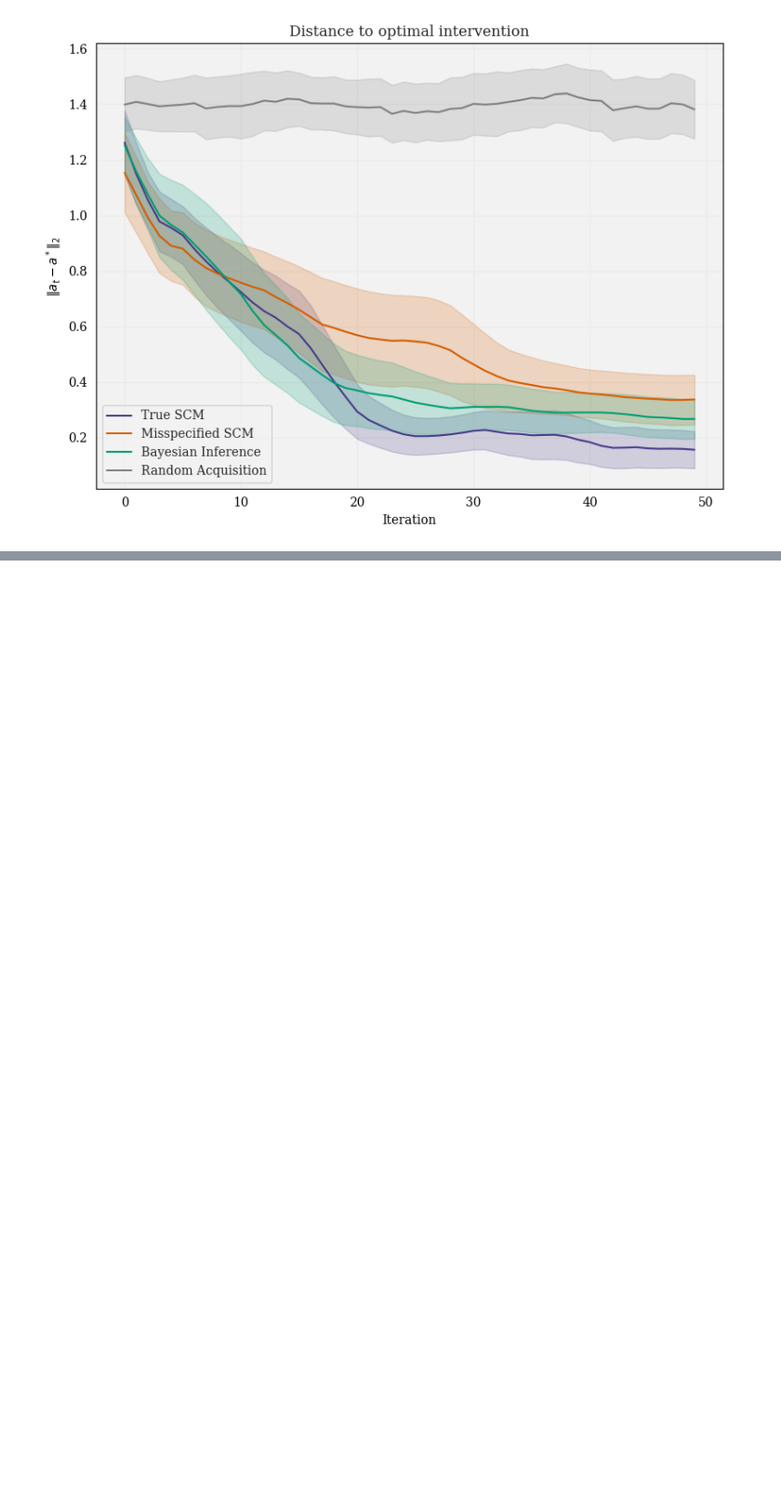
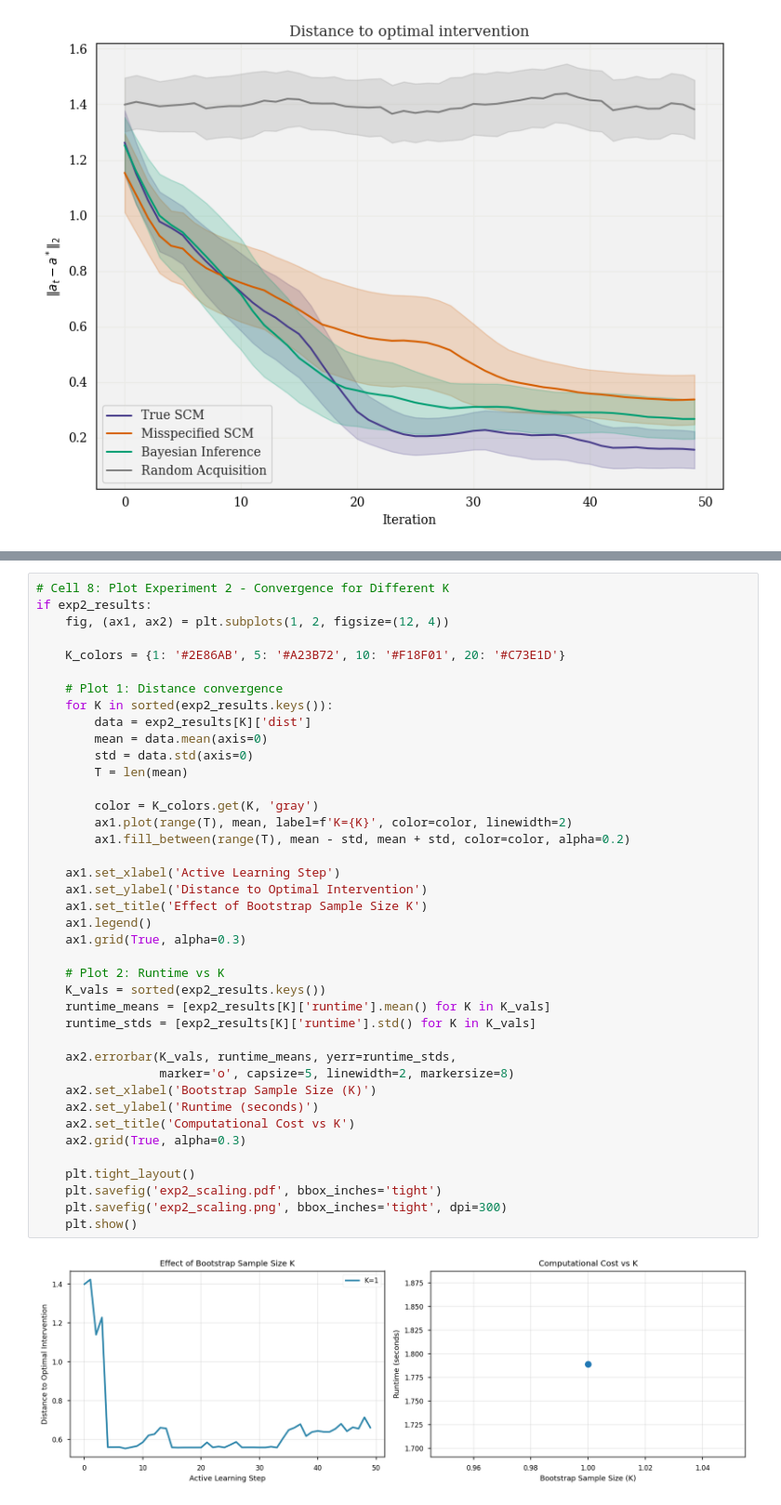
Before and after one commit to wvirany/actlearn_optint, a Jupyter notebook: optint/notebook/bciv_plots.ipynb, the cells around one changed output, grey strips where cells are left out. Shown: that part at 93% size. Cells and saved outputs as stored; diff of their text form; blank space fills up the shorter version.

```diff
--- a/optint/notebook/bciv_plots.ipynb
+++ b/optint/notebook/bciv_plots.ipynb
@@ -96,0 +386,42 @@ plt.show()
+# %%
+# Cell 8: Plot Experiment 2 - Convergence for Different K
+if exp2_results:
+    fig, (ax1, ax2) = plt.subplots(1, 2, figsize=(12, 4))
+
+    K_colors = {1: '#2E86AB', 5: '#A23B72', 10: '#F18F01', 20: '#C73E1D'}
+
+    # Plot 1: Distance convergence
+    for K in sorted(exp2_results.keys()):
+        data = exp2_results[K]['dist']
+        mean = data.mean(axis=0)
+        std = data.std(axis=0)
+        T = len(mean)
+
+        color = K_colors.get(K, 'gray')
+        ax1.plot(range(T), mean, label=f'K={K}', color=color, linewidth=2)
+        ax1.fill_between(range(T), mean - std, mean + std, color=color, alpha=0.2)
+
+    ax1.set_xlabel('Active Learning Step')
+    ax1.set_ylabel('Distance to Optimal Intervention')
+    ax1.set_title('Effect of Bootstrap Sample Size K')
+    ax1.legend()
+    ax1.grid(True, alpha=0.3)
+
+    # Plot 2: Runtime vs K
+    K_vals = sorted(exp2_results.keys())
+    runtime_means = [exp2_results[K]['runtime'].mean() for K in K_vals]
+    runtime_stds = [exp2_results[K]['runtime'].std() for K in K_vals]
+
+    ax2.errorbar(K_vals, runtime_means, yerr=runtime_stds,
+                 marker='o', capsize=5, linewidth=2, markersize=8)
+    ax2.set_xlabel('Bootstrap Sample Size (K)')
+    ax2.set_ylabel('Runtime (seconds)')
+    ax2.set_title('Computational Cost vs K')
+    ax2.grid(True, alpha=0.3)
+
+    plt.tight_layout()
+    plt.savefig('exp2_scaling.pdf', bbox_inches='tight')
+    plt.savefig('exp2_scaling.png', bbox_inches='tight', dpi=300)
+    plt.show()
+# %% [output]
+[figure, added]
```
Also changed, not shown: parts of 10 cells of this notebook, 1 other file.
